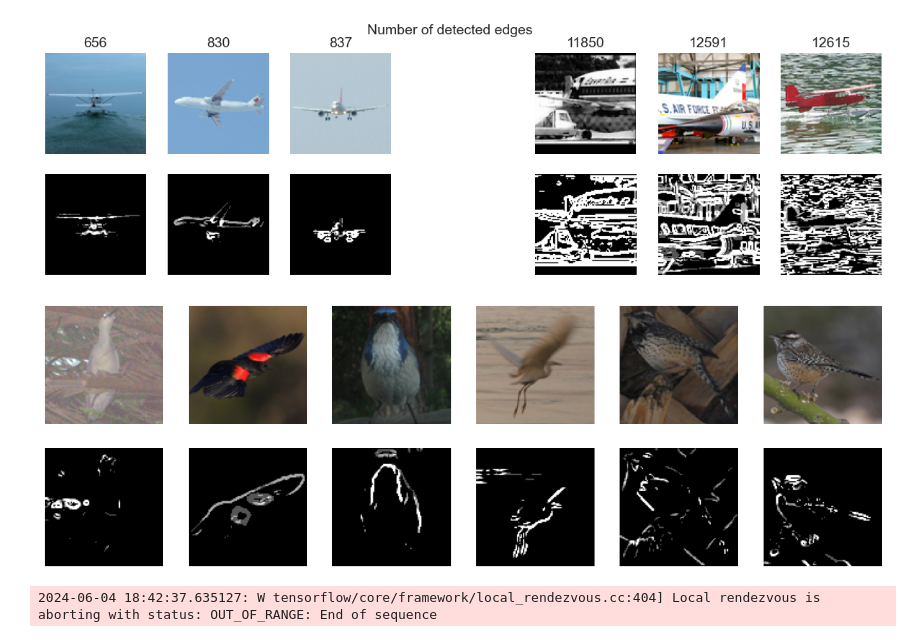
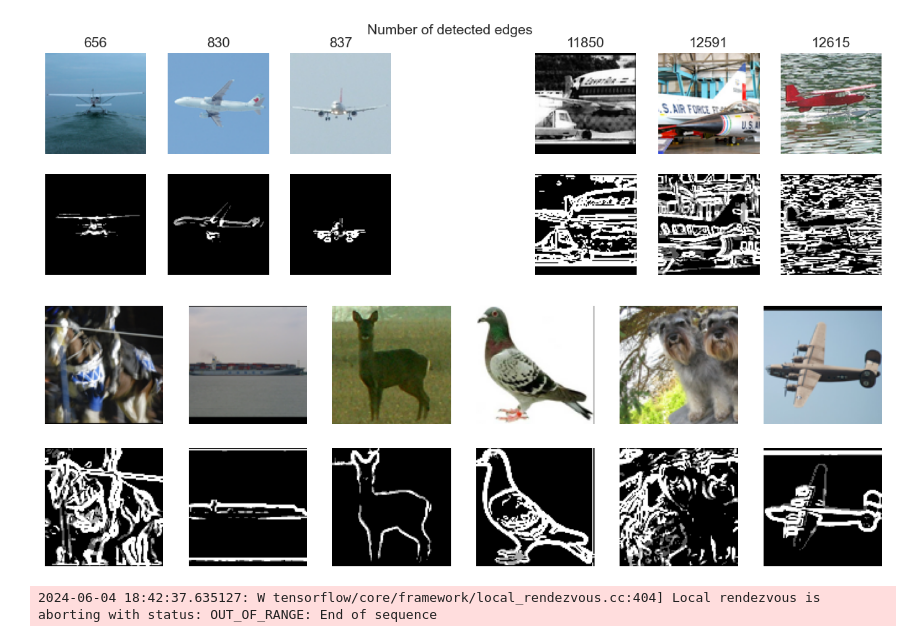
Before and after one commit to dbugajny/CurriculumLearning, a Jupyter notebook: notebooks/visual_edges.ipynb, the cells around one changed output. Drawn from its saved outputs; the diff is of its cells as text; code cells hidden in the pictures.

```diff
--- a/notebooks/visual_edges.ipynb
+++ b/notebooks/visual_edges.ipynb
@@ -58,10 +56,12 @@ x_train.max()
+# %%
+x_train_sorted = x_train[np.argsort(y_train)]
+y_train_sorted = y_train[np.argsort(y_train)]
 # %%
 x_edges = []
 x_vis = []
-for x_, y_ in zip(x_train, y_train):
-    if y_ == 0:
-        x_vis.append(x_)
-        x_edges.append(utils.sobel_edge_detector(x_ * 255, blur=True))
+for x_, y_ in zip(x_train_sorted, y_train_sorted):
+    x_vis.append(x_)
+    x_edges.append(utils.sobel_edge_detector(x_ * 255, blur=True))
 
 x_edges = np.array(x_edges) / 255
 x_vis = (np.array(x_vis) * 255).astype(int)
@@ -128,16 +180,16 @@ plt.show()
 # %%
 plt.figure(figsize=(16, 5))
 for i in range(6):
-    j = np.argsort(edges_sum)[i]
+    j = np.random.randint(0, len(x_train))
     plt.subplot(2, 6, i + 1)
     plt.imshow(x_train[j])
     plt.axis("off")
     plt.subplot(2, 6, i + 7)
     plt.imshow(np.mean(x_edges[j], axis=2), cmap='gray')
     plt.axis("off")
 plt.show()
 # %% [output]
-[figure, old version]
+[figure, new version]
 # %%
 ds_2 = tfds.load("stl10", split="test", as_supervised=True, shuffle_files=False)
 for x_, y_ in ds_2.as_numpy_iterator():
```
Also changed, not shown: parts of 7 cells of this notebook, 2 other files.
